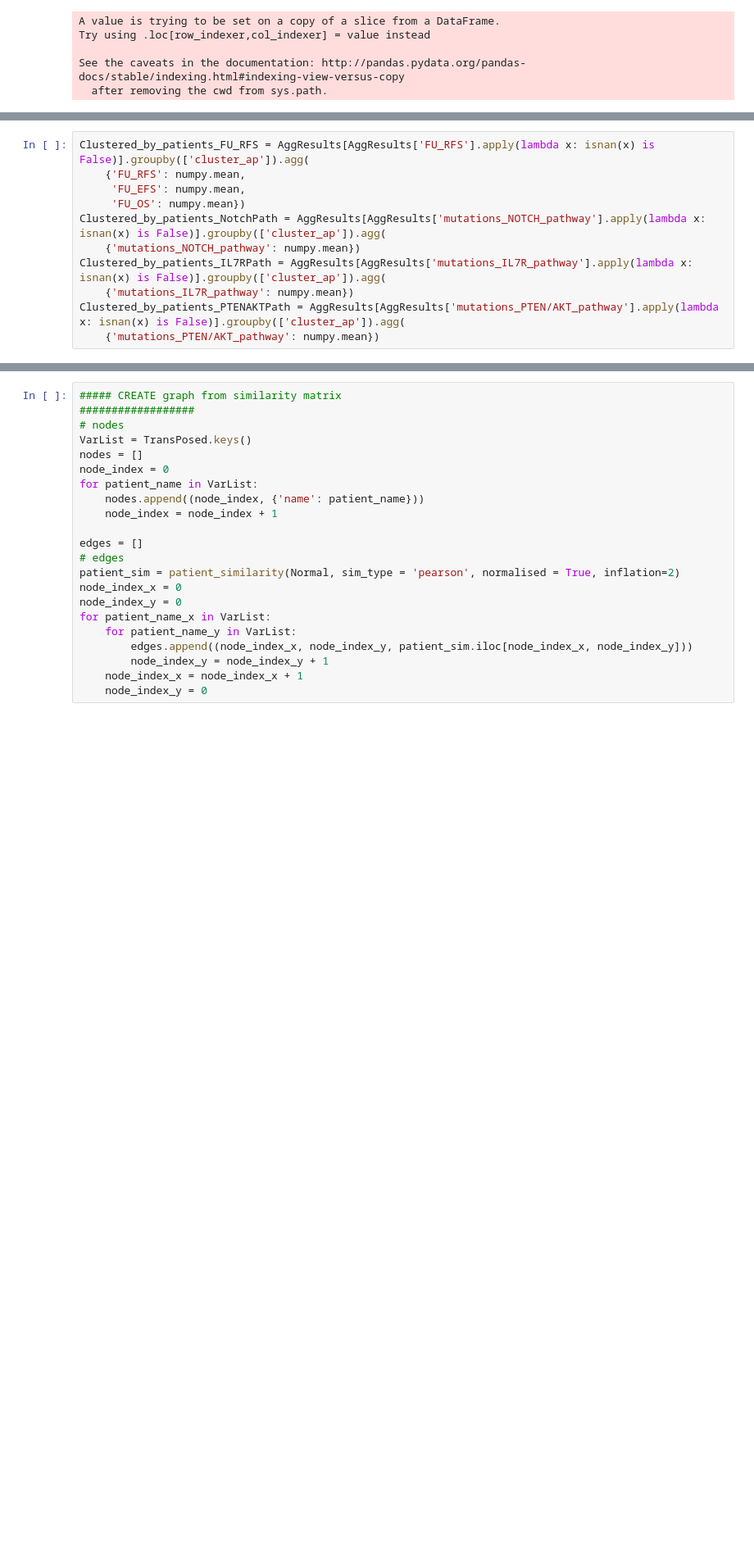
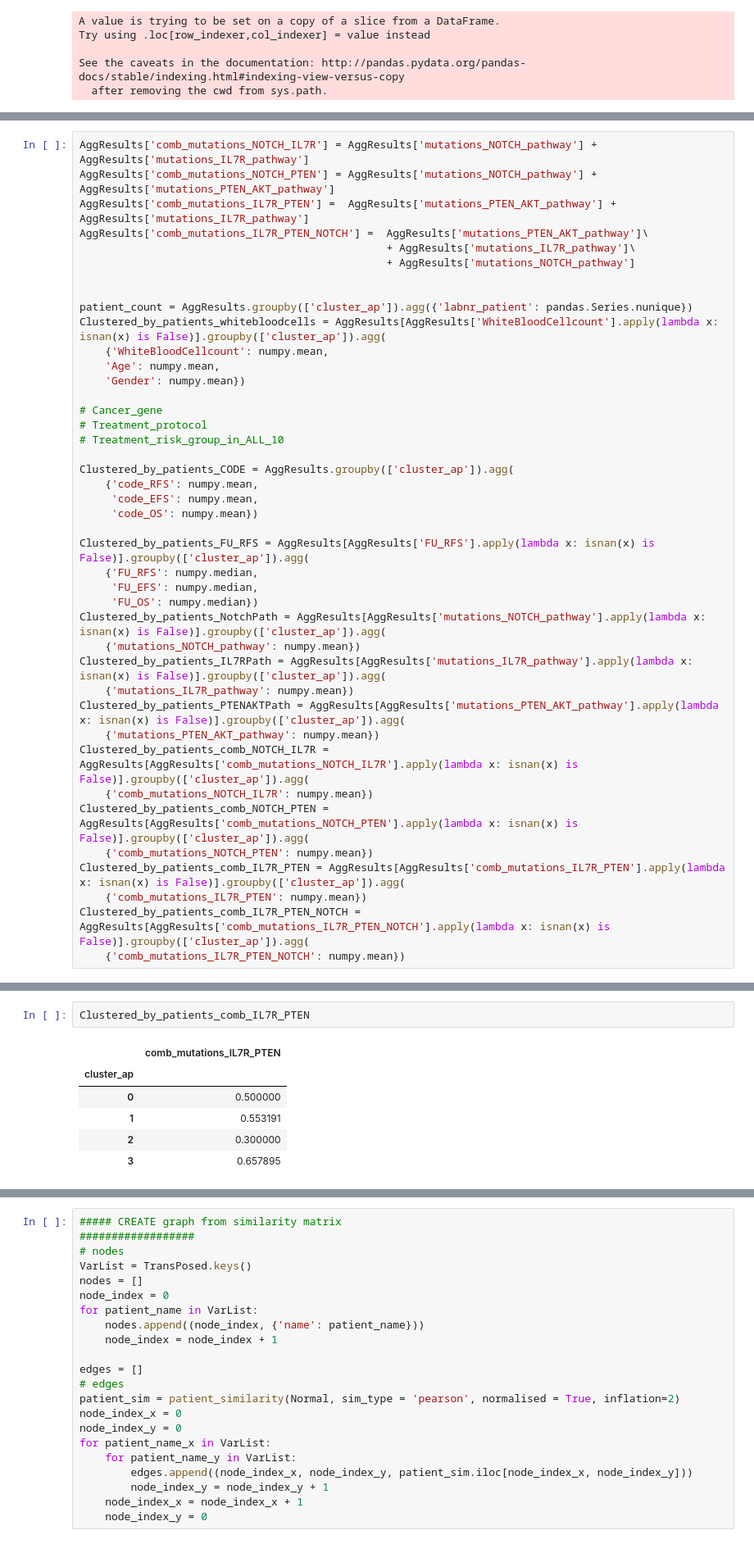
Before and after one commit to bramiozo/RexR, a Jupyter notebook: playground.ipynb, the cells around one changed output, grey strips where cells are left out. Shown at 82% size. Cells and saved outputs as stored; diff of their text form; blank space fills up the shorter version.

```diff
--- a/playground.ipynb
+++ b/playground.ipynb
@@ -173,11 +186,42 @@ See the caveats in the documentation: http://pandas.pydata.org/pandas-docs/stabl
 # %%
+AggResults['comb_mutations_NOTCH_IL7R'] = AggResults['mutations_NOTCH_pathway'] + AggResults['mutations_IL7R_pathway']
+AggResults['comb_mutations_NOTCH_PTEN'] = AggResults['mutations_NOTCH_pathway'] + AggResults['mutations_PTEN_AKT_pathway']
+AggResults['comb_mutations_IL7R_PTEN'] =  AggResults['mutations_PTEN_AKT_pathway'] + AggResults['mutations_IL7R_pathway']
+AggResults['comb_mutations_IL7R_PTEN_NOTCH'] =  AggResults['mutations_PTEN_AKT_pathway']\
+                                                + AggResults['mutations_IL7R_pathway']\
+                                                + AggResults['mutations_NOTCH_pathway']
+
+
+patient_count = AggResults.groupby(['cluster_ap']).agg({'labnr_patient': pandas.Series.nunique})
+Clustered_by_patients_whitebloodcells = AggResults[AggResults['WhiteBloodCellcount'].apply(lambda x: isnan(x) is False)].groupby(['cluster_ap']).agg(
+    {'WhiteBloodCellcount': numpy.mean,
+    'Age': numpy.mean,
+    'Gender': numpy.mean})
+
+# Cancer_gene
+# Treatment_protocol
+# Treatment_risk_group_in_ALL_10
+
+Clustered_by_patients_CODE = AggResults.groupby(['cluster_ap']).agg(
+    {'code_RFS': numpy.mean,
+     'code_EFS': numpy.mean,
+     'code_OS': numpy.mean})
+
 Clustered_by_patients_FU_RFS = AggResults[AggResults['FU_RFS'].apply(lambda x: isnan(x) is False)].groupby(['cluster_ap']).agg(
-    {'FU_RFS': numpy.mean,
-     'FU_EFS': numpy.mean,
-     'FU_OS': numpy.mean})
+    {'FU_RFS': numpy.median,
+     'FU_EFS': numpy.median,
+     'FU_OS': numpy.median})
 Clustered_by_patients_NotchPath = AggResults[AggResults['mutations_NOTCH_pathway'].apply(lambda x: isnan(x) is False)].groupby(['cluster_ap']).agg(
     {'mutations_NOTCH_pathway': numpy.mean})
 Clustered_by_patients_IL7RPath = AggResults[AggResults['mutations_IL7R_pathway'].apply(lambda x: isnan(x) is False)].groupby(['cluster_ap']).agg(
     {'mutations_IL7R_pathway': numpy.mean})
-Clustered_by_patients_PTENAKTPath = AggResults[AggResults['mutations_PTEN/AKT_pathway'].apply(lambda x: isnan(x) is False)].groupby(['cluster_ap']).agg(
-    {'mutations_PTEN/AKT_pathway': numpy.mean})
+Clustered_by_patients_PTENAKTPath = AggResults[AggResults['mutations_PTEN_AKT_pathway'].apply(lambda x: isnan(x) is False)].groupby(['cluster_ap']).agg(
+    {'mutations_PTEN_AKT_pathway': numpy.mean})
+Clustered_by_patients_comb_NOTCH_IL7R = AggResults[AggResults['comb_mutations_NOTCH_IL7R'].apply(lambda x: isnan(x) is False)].groupby(['cluster_ap']).agg(
+    {'comb_mutations_NOTCH_IL7R': numpy.mean})
+Clustered_by_patients_comb_NOTCH_PTEN = AggResults[AggResults['comb_mutations_NOTCH_PTEN'].apply(lambda x: isnan(x) is False)].groupby(['cluster_ap']).agg(
+    {'comb_mutations_NOTCH_PTEN': numpy.mean})
+Clustered_by_patients_comb_IL7R_PTEN = AggResults[AggResults['comb_mutations_IL7R_PTEN'].apply(lambda x: isnan(x) is False)].groupby(['cluster_ap']).agg(
+    {'comb_mutations_IL7R_PTEN': numpy.mean})
+Clustered_by_patients_comb_IL7R_PTEN_NOTCH = AggResults[AggResults['comb_mutations_IL7R_PTEN_NOTCH'].apply(lambda x: isnan(x) is False)].groupby(['cluster_ap']).agg(
+    {'comb_mutations_IL7R_PTEN_NOTCH': numpy.mean})
@@ -193,2 +249,11 @@ Clustered_by_patients_PTENAKTPath
+# %%
+Clustered_by_patients_comb_IL7R_PTEN
+# %% [output]
+|  | comb_mutations_IL7R_PTEN |
+| cluster_ap |  |
+| 0 | 0.500000 |
+| 1 | 0.553191 |
+| 2 | 0.300000 |
+| 3 | 0.657895 |
 # %%
 print("Cluster centers:",patient_sim.keys()[cluster_centers_indices].values)
```
Also changed, not shown: parts of 11 cells of this notebook, 2 other files.
